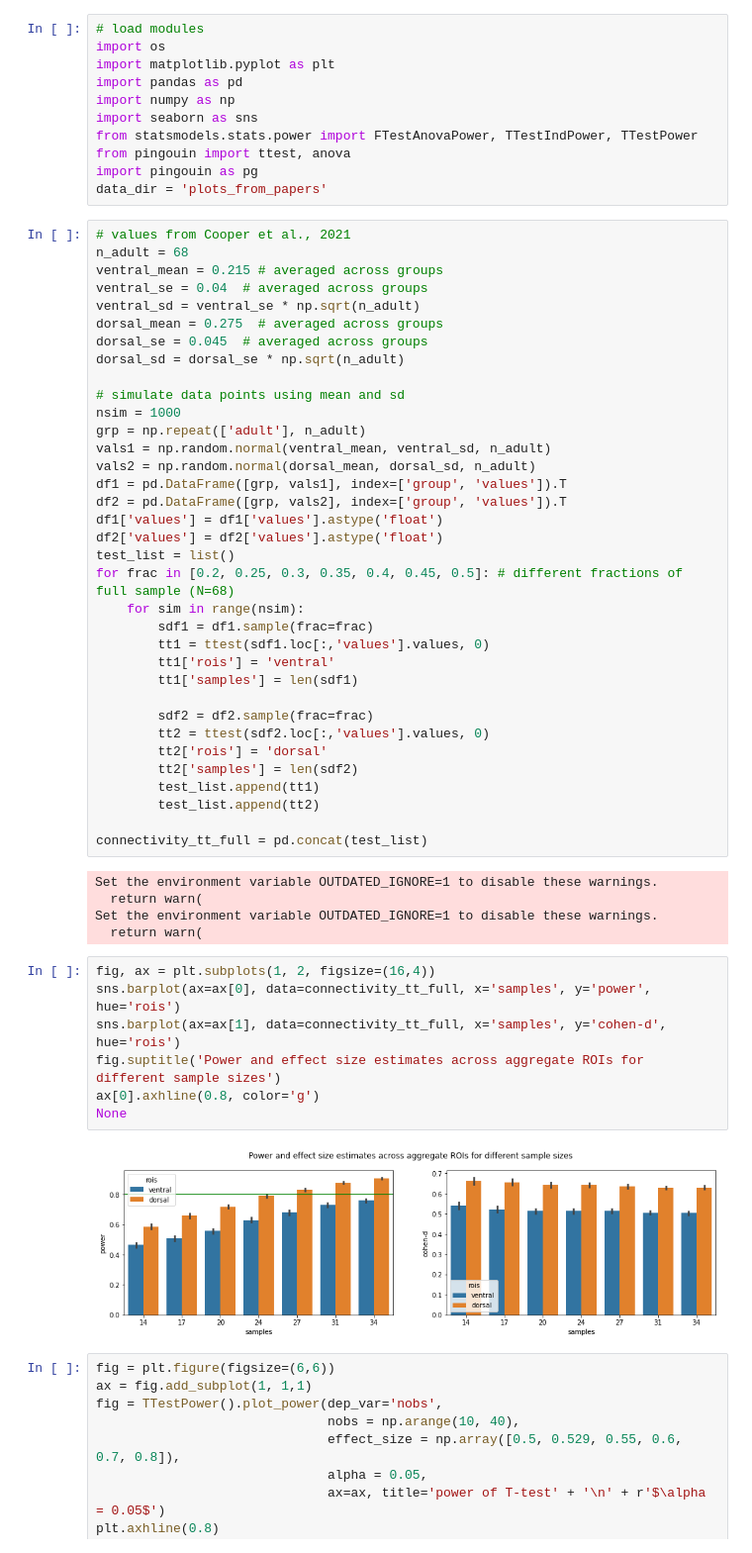
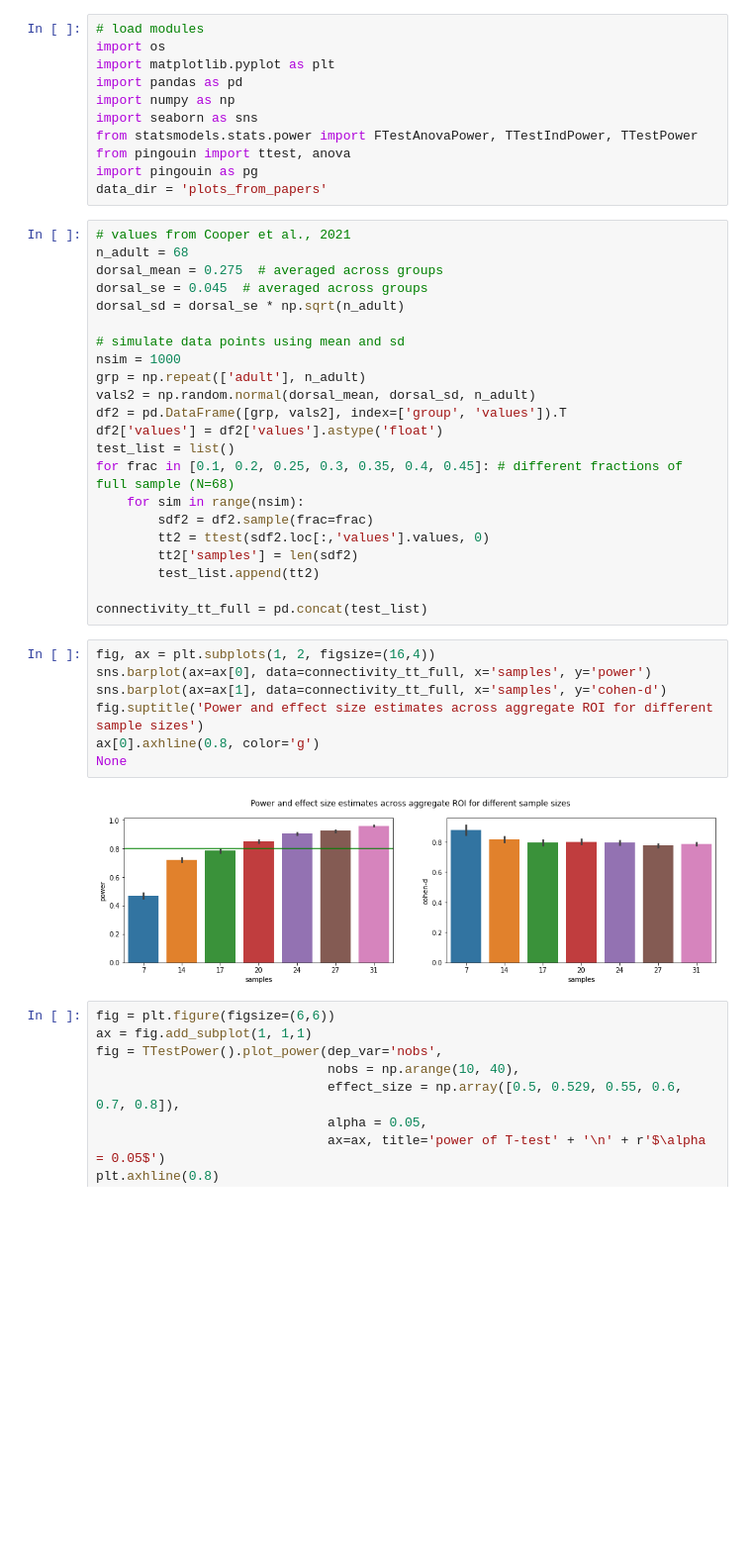
Before and after one commit to tonydutcher/power_analysis, a Jupyter notebook: power_connectivity.ipynb, the cells around one changed output. Shown at 99% size. Drawn from its saved outputs; the diff is of its cells as text; blank space fills up the shorter version.

Commit message:
updated to dorsal regions

```diff
--- a/power_connectivity.ipynb
+++ b/power_connectivity.ipynb
@@ -27,9 +23,6 @@ data_dir = 'plots_from_papers'
 # %%
 # values from Cooper et al., 2021
 n_adult = 68
-ventral_mean = 0.215 # averaged across groups
-ventral_se = 0.04  # averaged across groups
-ventral_sd = ventral_se * np.sqrt(n_adult)
 dorsal_mean = 0.275  # averaged across groups
 dorsal_se = 0.045  # averaged across groups
 dorsal_sd = dorsal_se * np.sqrt(n_adult)
@@ -37,42 +30,27 @@ dorsal_sd = dorsal_se * np.sqrt(n_adult)
 # simulate data points using mean and sd
 nsim = 1000
 grp = np.repeat(['adult'], n_adult)
-vals1 = np.random.normal(ventral_mean, ventral_sd, n_adult)
 vals2 = np.random.normal(dorsal_mean, dorsal_sd, n_adult)
-df1 = pd.DataFrame([grp, vals1], index=['group', 'values']).T
 df2 = pd.DataFrame([grp, vals2], index=['group', 'values']).T
-df1['values'] = df1['values'].astype('float')
 df2['values'] = df2['values'].astype('float')
 test_list = list()
-for frac in [0.2, 0.25, 0.3, 0.35, 0.4, 0.45, 0.5]: # different fractions of full sample (N=68)
+for frac in [0.1, 0.2, 0.25, 0.3, 0.35, 0.4, 0.45]: # different fractions of full sample (N=68)
     for sim in range(nsim):
-        sdf1 = df1.sample(frac=frac)
-        tt1 = ttest(sdf1.loc[:,'values'].values, 0)
-        tt1['rois'] = 'ventral'
-        tt1['samples'] = len(sdf1)
-
         sdf2 = df2.sample(frac=frac)
         tt2 = ttest(sdf2.loc[:,'values'].values, 0)
-        tt2['rois'] = 'dorsal'
         tt2['samples'] = len(sdf2)
-        test_list.append(tt1)
         test_list.append(tt2)
 
 connectivity_tt_full = pd.concat(test_list)
-# %% [output]
-Set the environment variable OUTDATED_IGNORE=1 to disable these warnings.
-  return warn(
-Set the environment variable OUTDATED_IGNORE=1 to disable these warnings.
-  return warn(
 # %%
 fig, ax = plt.subplots(1, 2, figsize=(16,4))
-sns.barplot(ax=ax[0], data=connectivity_tt_full, x='samples', y='power', hue='rois')
-sns.barplot(ax=ax[1], data=connectivity_tt_full, x='samples', y='cohen-d', hue='rois')
-fig.suptitle('Power and effect size estimates across aggregate ROIs for different sample sizes')
+sns.barplot(ax=ax[0], data=connectivity_tt_full, x='samples', y='power')
+sns.barplot(ax=ax[1], data=connectivity_tt_full, x='samples', y='cohen-d')
+fig.suptitle('Power and effect size estimates across aggregate ROI for different sample sizes')
 ax[0].axhline(0.8, color='g')
 None
 # %% [output]
-[figure, old version]
+[figure, new version]
 # %%
 fig = plt.figure(figsize=(6,6))
 ax = fig.add_subplot(1, 1,1)
```
Also changed, not shown: parts of 1 cell of this notebook.
